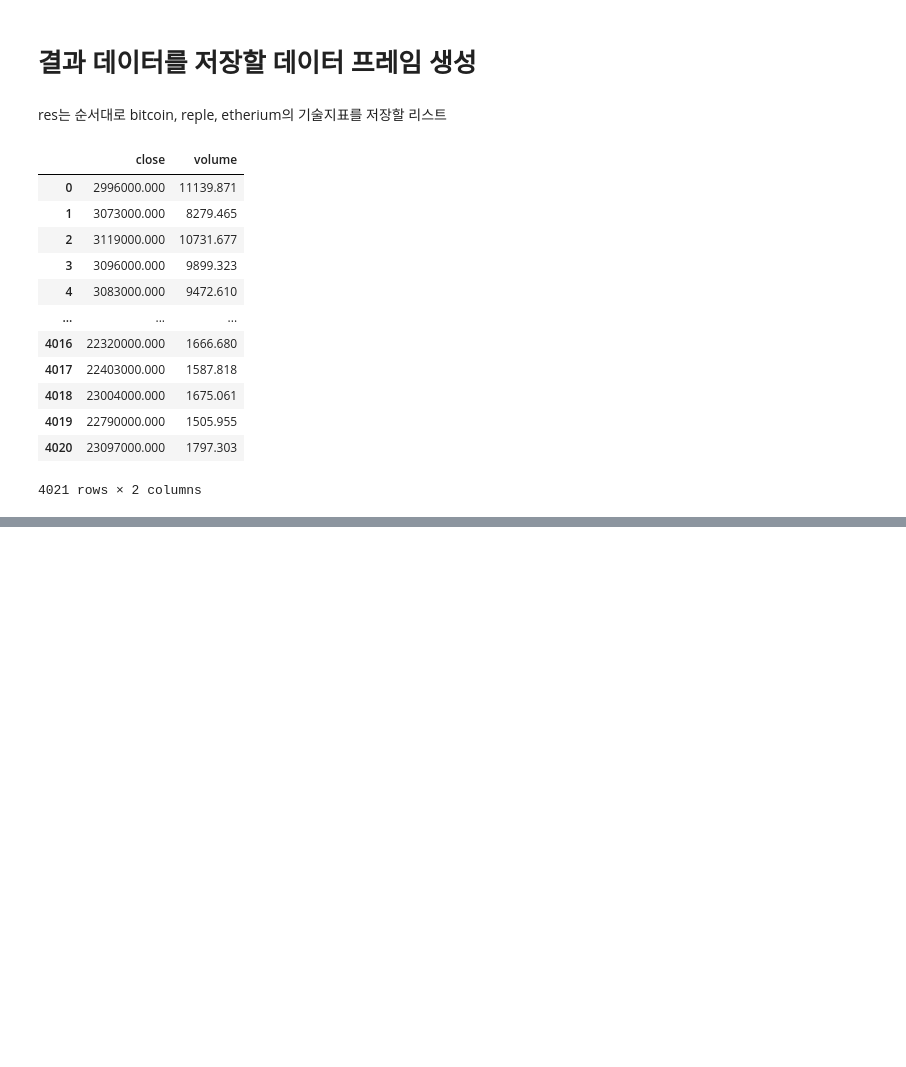
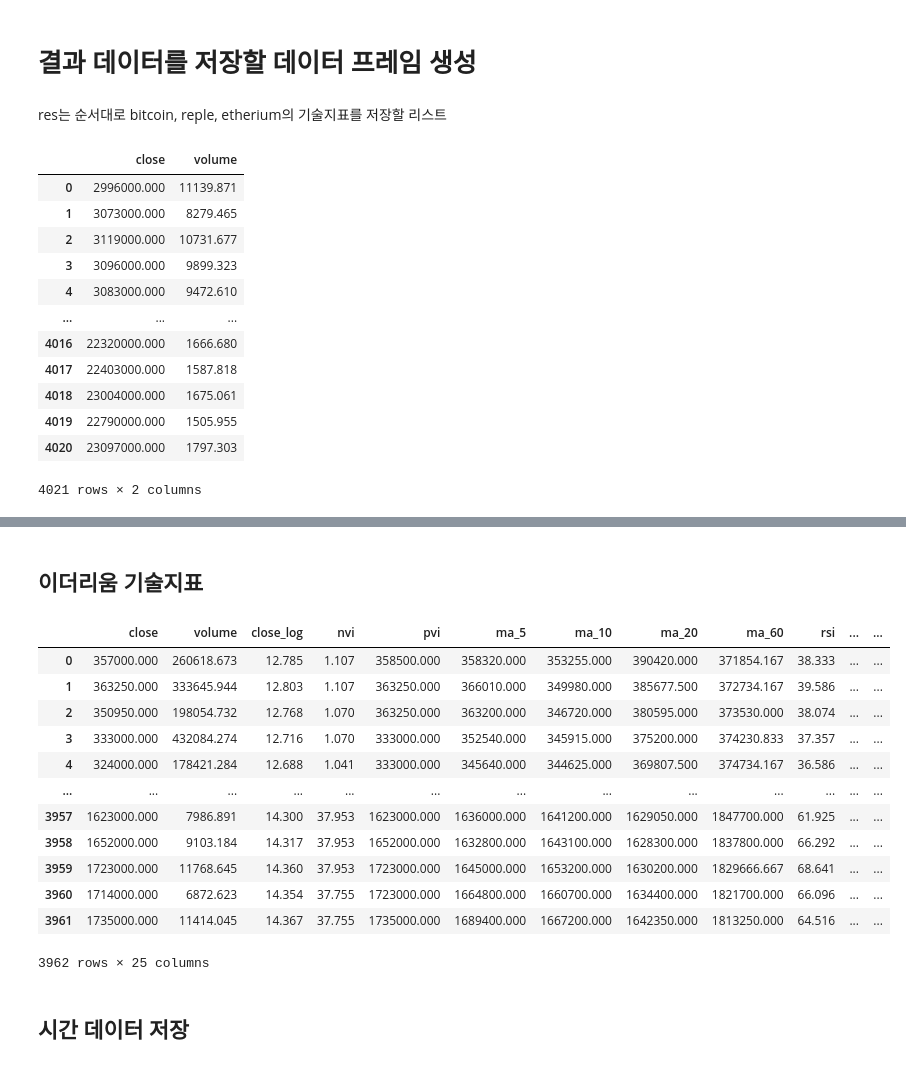
Before and after one commit to kth321/LSTM_with_cryptocurrency, a Jupyter notebook: Indicator.ipynb, the cells around one changed output, grey strips where cells are left out. Saved outputs shown, nothing was run; the diff lists cells and outputs as text; code cells hidden in the pictures; blank space fills up the shorter version.

```diff
--- a/Indicator.ipynb
+++ b/Indicator.ipynb
@@ -261,0 +444,20 @@ indicator.get_nvi()
+# %% [markdown]
+## 이더리움 기술지표
+# %%
+res[2]
+# %% [output]
+|  | close | volume | close_log | nvi | pvi | ma_5 | ma_10 | ma_20 | ma_60 | rsi | ... | ... |
+| 0 | 357000.000 | 260618.673 | 12.785 | 1.107 | 358500.000 | 358320.000 | 353255.000 | 390420.000 | 371854.167 | 38.333 | ... | ... |
+| 1 | 363250.000 | 333645.944 | 12.803 | 1.107 | 363250.000 | 366010.000 | 349980.000 | 385677.500 | 372734.167 | 39.586 | ... | ... |
+| 2 | 350950.000 | 198054.732 | 12.768 | 1.070 | 363250.000 | 363200.000 | 346720.000 | 380595.000 | 373530.000 | 38.074 | ... | ... |
+| 3 | 333000.000 | 432084.274 | 12.716 | 1.070 | 333000.000 | 352540.000 | 345915.000 | 375200.000 | 374230.833 | 37.357 | ... | ... |
+| 4 | 324000.000 | 178421.284 | 12.688 | 1.041 | 333000.000 | 345640.000 | 344625.000 | 369807.500 | 374734.167 | 36.586 | ... | ... |
+| ... | ... | ... | ... | ... | ... | ... | ... | ... | ... | ... | ... | ... |
+| 3957 | 1623000.000 | 7986.891 | 14.300 | 37.953 | 1623000.000 | 1636000.000 | 1641200.000 | 1629050.000 | 1847700.000 | 61.925 | ... | ... |
+| 3958 | 1652000.000 | 9103.184 | 14.317 | 37.953 | 1652000.000 | 1632800.000 | 1643100.000 | 1628300.000 | 1837800.000 | 66.292 | ... | ... |
+| 3959 | 1723000.000 | 11768.645 | 14.360 | 37.953 | 1723000.000 | 1645000.000 | 1653200.000 | 1630200.000 | 1829666.667 | 68.641 | ... | ... |
+| 3960 | 1714000.000 | 6872.623 | 14.354 | 37.755 | 1723000.000 | 1664800.000 | 1660700.000 | 1634400.000 | 1821700.000 | 66.096 | ... | ... |
+| 3961 | 1735000.000 | 11414.045 | 14.367 | 37.755 | 1735000.000 | 1689400.000 | 1667200.000 | 1642350.000 | 1813250.000 | 64.516 | ... | ... |
+3962 rows × 25 columns
+# %% [markdown]
+## 시간 데이터 저장
```
Also changed, not shown: parts of 31 cells of this notebook.
